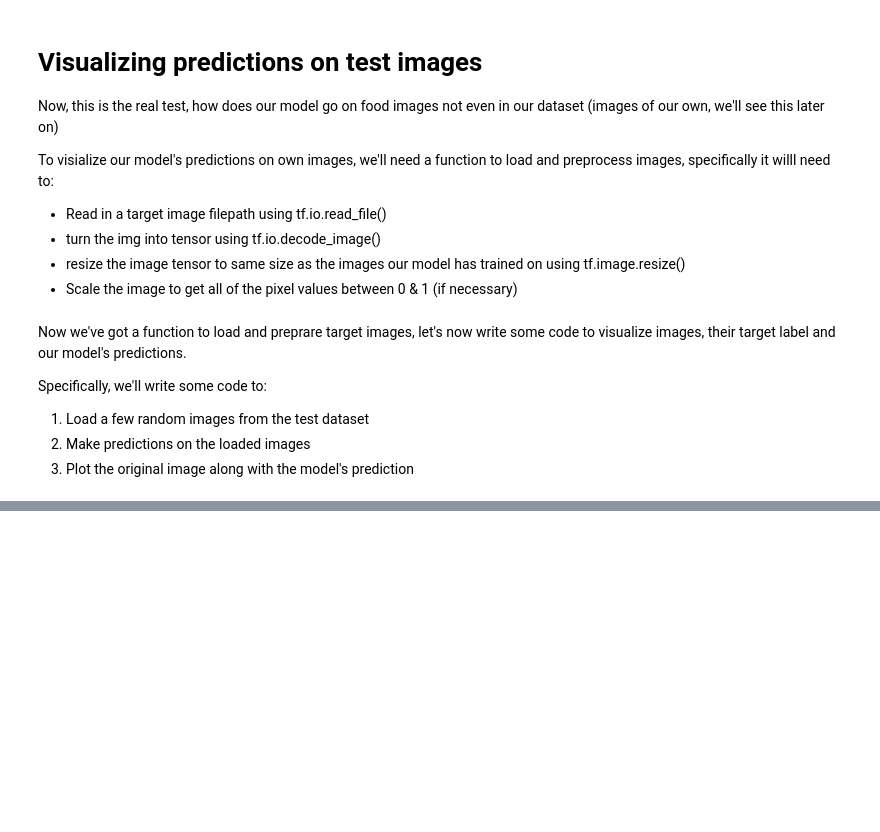
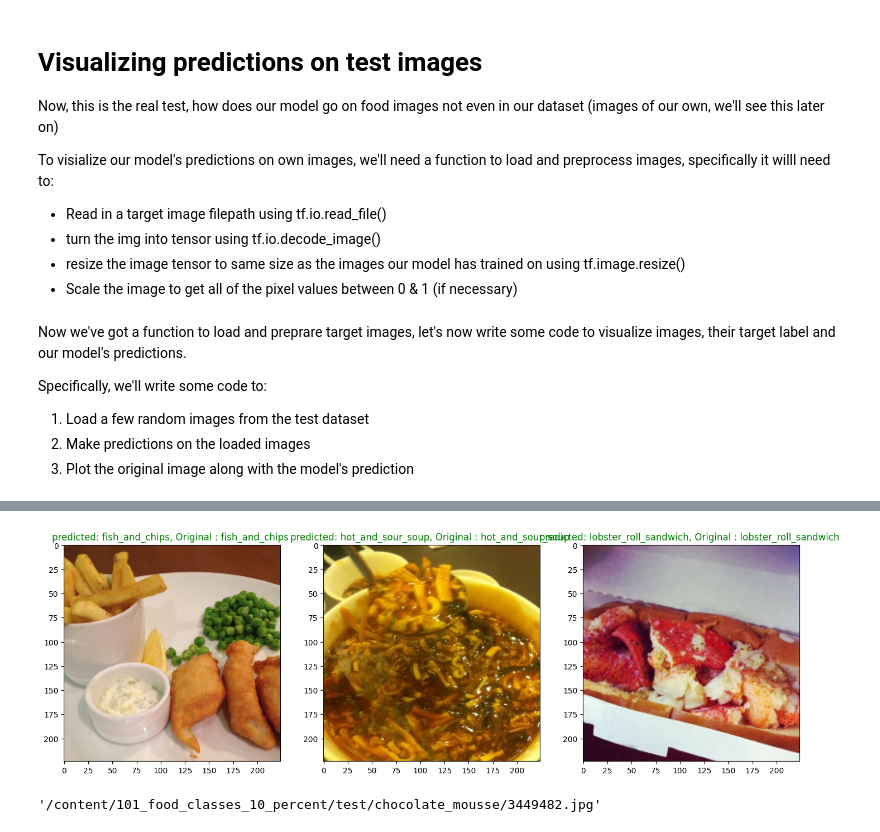
Before and after one commit to khanabdulmajid/tensorflow_deep_learning, a Jupyter notebook: 06__Transfer_learning_in_tensorflow_part_3_scaling_up.ipynb, the cells around one changed output, grey strips where cells are left out. Drawn from its saved outputs; the diff is of its cells as text; code cells hidden in the pictures; blank space fills up the shorter version.

```diff
--- a/06__Transfer_learning_in_tensorflow_part_3_scaling_up.ipynb
+++ b/06__Transfer_learning_in_tensorflow_part_3_scaling_up.ipynb
@@ -383,7 +379,7 @@ To visialize our model's predictions on own images, we'll need a function to loa
 # creae a function to load and preprocess the custom image
 def load_and_prep_image(filepath,image_shape, scale=True):
 
-  img=tf.io.file_read(filepath)
+  img=tf.io.read_file(filepath)
   img_tensor=tf.io.decode_image(img,channels=3)
 
   #resize
@@ -398,3 +394,29 @@ Specifically, we'll write some code to:
 1. Load a few random images from the test dataset
 2. Make predictions on the loaded images
 3. Plot the original image along with the model's prediction
+# %%
+import random
+import matplotlib.pyplot as plt
+
+import os
+plt.figure(figsize=(17,10))
+for i in range(0,3):
+  class_name=random.choice(class_names)
+  filename=random.choice(os.listdir(test_dir+"/"+class_name))
+  filepath=test_dir +"/"+ class_name +"/"+filename
+
+  img=load_and_prep_image(filepath,(224,224),scale=False)
+  expanded_image= tf.expand_dims(img,axis=0)
+  pred_prob=downloaded_model.predict(expanded_image)
+  pred_class_name=class_names[pred_prob.argmax()]
+  plt.subplot(1,3,i+1)
+  plt.imshow(img/255.)
+
+  if pred_class_name == class_name:
+    title_color='g'
+  else:
+    title_color="r"
+
+  plt.title(f"predicted: {pred_class_name}, Original : {class_name} ", c=title_color)
+  print(f"pred_prob = {pred_prob.argmax()}")
+# %% [output]
@@ -400,0 +429,5 @@ Specifically, we'll write some code to:
+[figure, added]
+# %%
+filepath
+# %% [output]
+'/content/101_food_classes_10_percent/test/chocolate_mousse/3449482.jpg'
```
Also changed, not shown: parts of 10 cells of this notebook.
